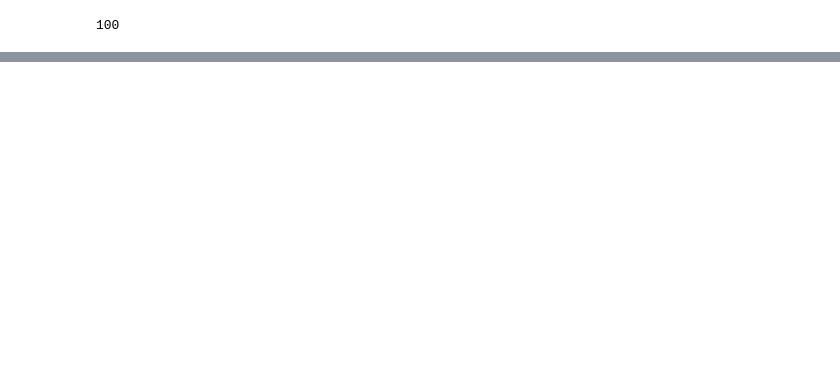
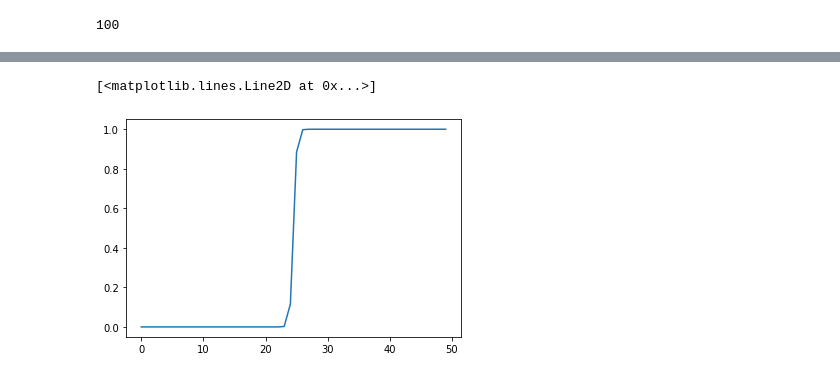
Before and after one commit to mcalmeida13/math-machine-learning, a Jupyter notebook: logistic-regression/logistic_regression_1.ipynb, the cells around one changed output, grey strips where cells are left out. Cells and saved outputs as stored; diff of their text form; code cells hidden in the pictures; blank space fills up the shorter version.

```diff
--- a/logistic-regression/logistic_regression_1.ipynb
+++ b/logistic-regression/logistic_regression_1.ipynb
@@ -31,0 +32,6 @@ plt.plot(z,sigmoid(z))
+# %%
+x =np.linspace(-100,100)
+plt.plot(sigmoid(x))
+# %% [output]
+[<matplotlib.lines.Line2D at 0x...>]
+[figure, added]
```
Also changed, not shown: parts of 1 cell of this notebook.
